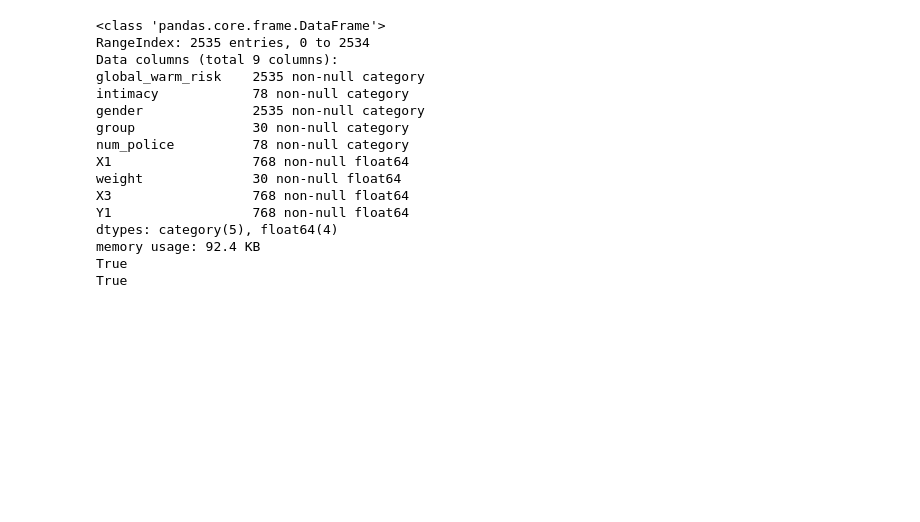
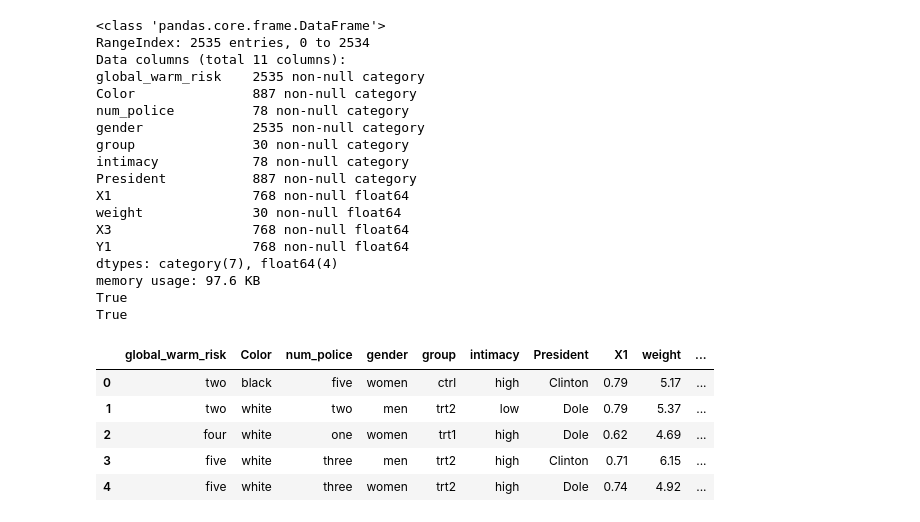
Before and after one commit to jesperjoachim/MLDA, a Jupyter notebook: MLDA/jupyter_DA/Untitled.ipynb, the cells around one changed output. Cells and saved outputs as stored; diff of their text form; code cells hidden in the pictures; blank space fills up the shorter version.

```diff
--- a/MLDA/jupyter_DA/Untitled.ipynb
+++ b/MLDA/jupyter_DA/Untitled.ipynb
@@ -3,9 +3,18 @@ from MLDA.imports.DA_modules import *
 import pandas as pd
 # from MLDA.imports.DA_modules import *
 from MLDA.corr_stats import corr_heatmap
-df_test = pd.read_excel("/home/jesper/Work/macledan/input_files/test_DF.xlsx")
+df_test = pd.read_excel("/home/jesper/Work/MLDA_app/MLDA/input_data/fortest_DF_shuf.xlsx")
 
-catcols = ["global_warm_risk", "intimacy", "gender", "group", "num_police"]
+catcols = [
+    "global_warm_risk",
+    "intimacy",
+    "President",
+    "gender",
+    "group",
+    "Color",
+    "num_police"
+]
+
 numcols = ["X1", "weight", "X3", "Y1"]
 # df_test.head()
 
@@ -15,8 +24,8 @@ numcols = ["X1", "weight", "X3", "Y1"]
 # df.info()
 
 
-catcols = ["global_warm_risk", "intimacy", "gender", "group", "num_police"]
-numcols = ["X1", "weight", "X3", "Y1"]
+catcols = ["global_warm_risk", "intimacy", "President", "gender", "group", "Color", "num_police"]
+numcols = ["X1", "weight", "X3","Y1"]
 for entry in catcols:
     df_test[entry] = df_test[entry].astype("category")
 df_test.info()
@@ -25,18 +34,29 @@ print((df_test["X1"].dtype.name) == "float64")
 # %% [output]
 <class 'pandas.core.frame.DataFrame'>
 RangeIndex: 2535 entries, 0 to 2534
-Data columns (total 9 columns):
+Data columns (total 11 columns):
 global_warm_risk    2535 non-null category
-intimacy            78 non-null category
+Color               887 non-null category
+num_police          78 non-null category
 gender              2535 non-null category
 group               30 non-null category
-num_police          78 non-null category
+intimacy            78 non-null category
+President           887 non-null category
 X1                  768 non-null float64
 weight              30 non-null float64
 X3                  768 non-null float64
 Y1                  768 non-null float64
-dtypes: category(5), float64(4)
-memory usage: 92.4 KB
+dtypes: category(7), float64(4)
+memory usage: 97.6 KB
 True
 True
+# %%
+df_test.head()
+# %% [output]
+|  | global_warm_risk | Color | num_police | gender | group | intimacy | President | X1 | weight | ... |
+| 0 | two | black | five | women | ctrl | high | Clinton | 0.79 | 5.17 | ... |
+| 1 | two | white | two | men | trt2 | low | Dole | 0.79 | 5.37 | ... |
+| 2 | four | white | one | women | trt1 | high | Dole | 0.62 | 4.69 | ... |
+| 3 | five | white | three | men | trt2 | high | Clinton | 0.71 | 6.15 | ... |
+| 4 | five | white | three | women | trt2 | high | Dole | 0.74 | 4.92 | ... |
 # %%
```
Also changed, not shown: parts of 1 cell of this notebook, 11 other files.
